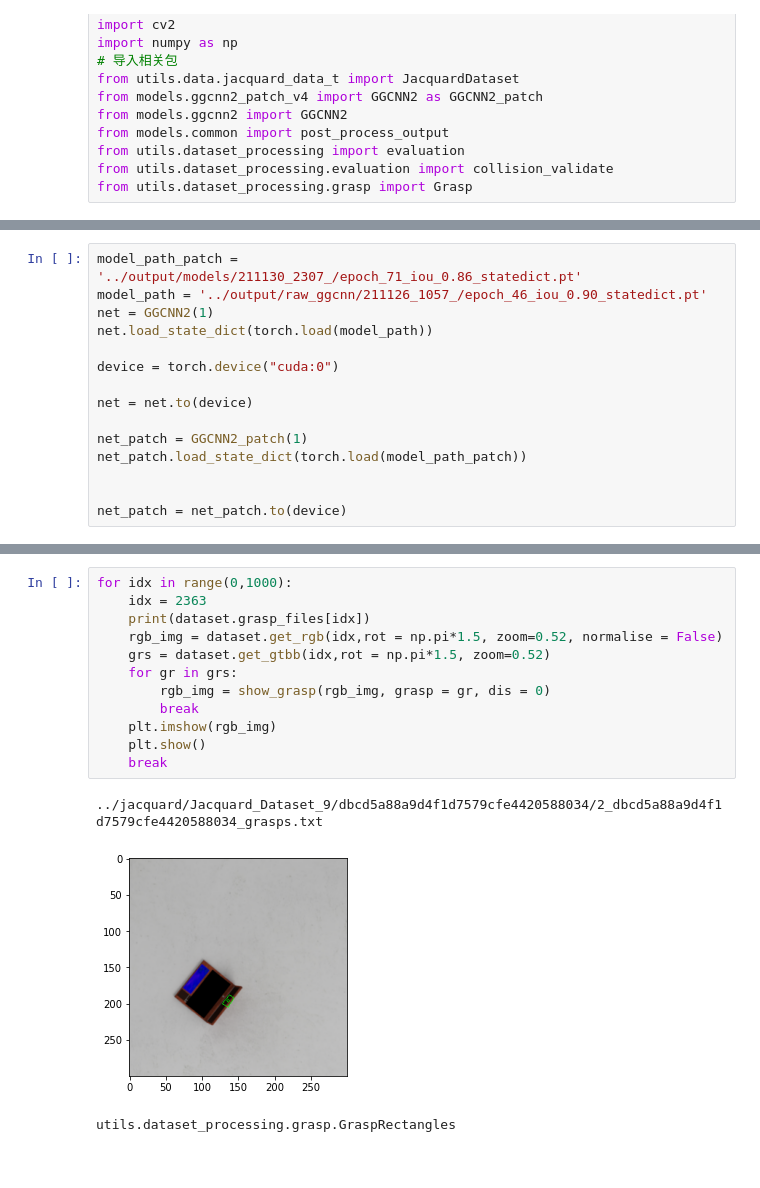
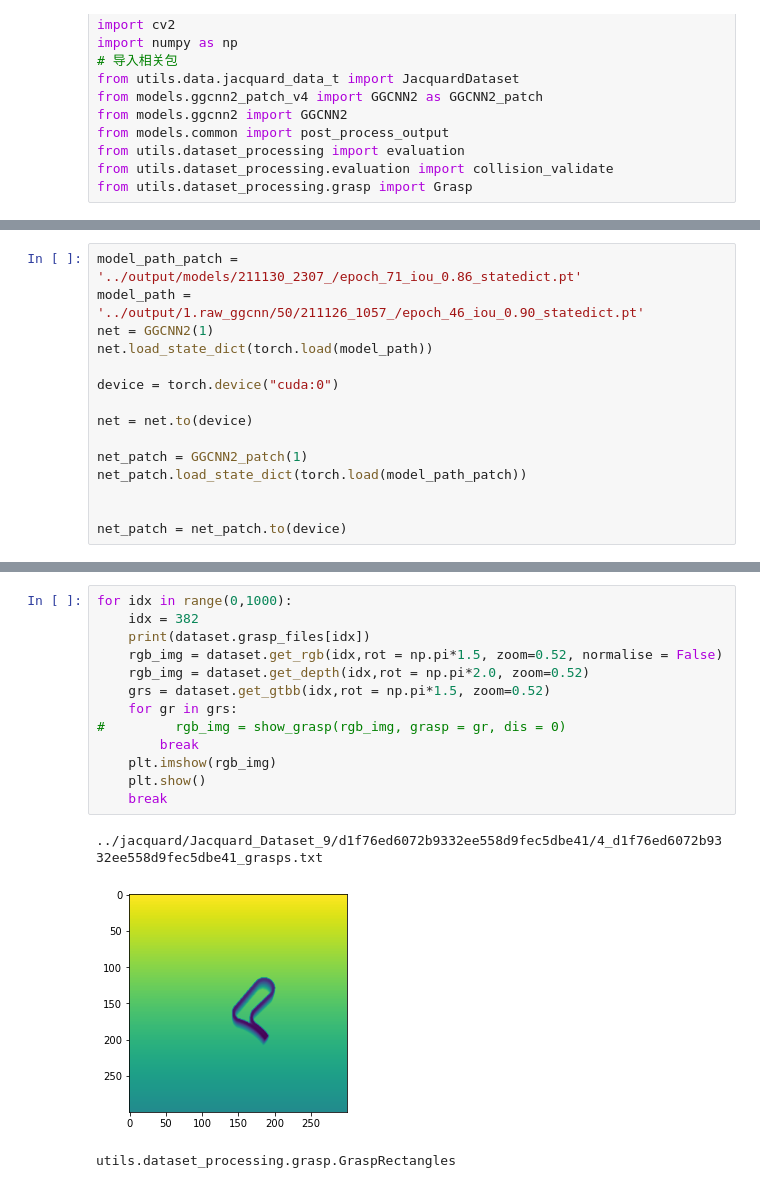
Before and after one commit to OneOneLiu/ggcnn_cornell_dataset, a Jupyter notebook: ggcnn-master/charts.ipynb, the cells around one changed output, grey strips where cells are left out. Cells and saved outputs as stored; diff of their text form.

```diff
--- a/ggcnn-master/charts.ipynb
+++ b/ggcnn-master/charts.ipynb
@@ -35,7 +35,7 @@ def show_grasp(img,grasp,color = (0,255,0),title = 'Show Grasp',dis = True):
     return img
 # %%
 model_path_patch = '../output/models/211130_2307_/epoch_71_iou_0.86_statedict.pt'
-model_path = '../output/raw_ggcnn/211126_1057_/epoch_46_iou_0.90_statedict.pt'
+model_path = '../output/1.raw_ggcnn/50/211126_1057_/epoch_46_iou_0.90_statedict.pt'
 net = GGCNN2(1)
 net.load_state_dict(torch.load(model_path))
 
@@ -85,18 +99,19 @@ for idx in range(1000):
 # %%
 for idx in range(0,1000):
-    idx = 2363
+    idx = 382
     print(dataset.grasp_files[idx])
     rgb_img = dataset.get_rgb(idx,rot = np.pi*1.5, zoom=0.52, normalise = False)
+    rgb_img = dataset.get_depth(idx,rot = np.pi*2.0, zoom=0.52)
     grs = dataset.get_gtbb(idx,rot = np.pi*1.5, zoom=0.52)
     for gr in grs:
-        rgb_img = show_grasp(rgb_img, grasp = gr, dis = 0)
+#         rgb_img = show_grasp(rgb_img, grasp = gr, dis = 0)
         break
     plt.imshow(rgb_img)
     plt.show()
     break
 # %% [output]
-../jacquard/Jacquard_Dataset_9/dbcd5a88a9d4f1d7579cfe4420588034/2_dbcd5a88a9d4f1d7579cfe4420588034_grasps.txt
+../jacquard/Jacquard_Dataset_9/d1f76ed6072b9332ee558d9fec5dbe41/4_d1f76ed6072b9332ee558d9fec5dbe41_grasps.txt
-[figure, old version]
+[figure, new version]
 # %%
 # %% [output]
 utils.dataset_processing.grasp.GraspRectangles
```
Also changed, not shown: parts of 2 cells of this notebook, 16 other files.
